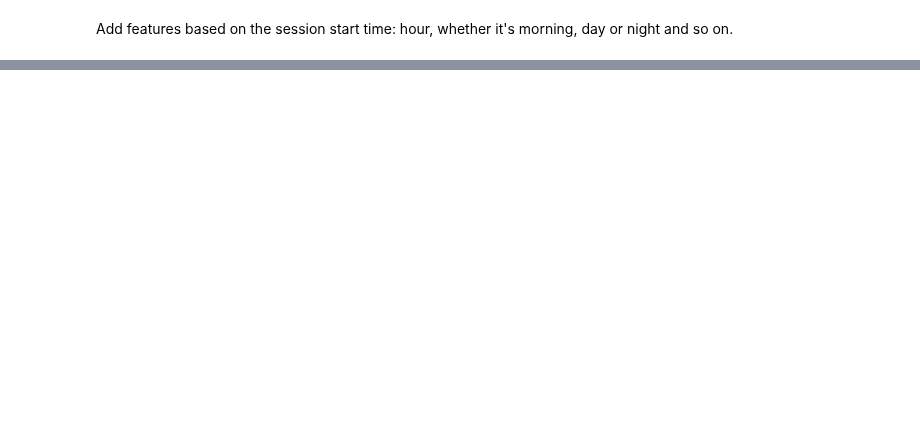
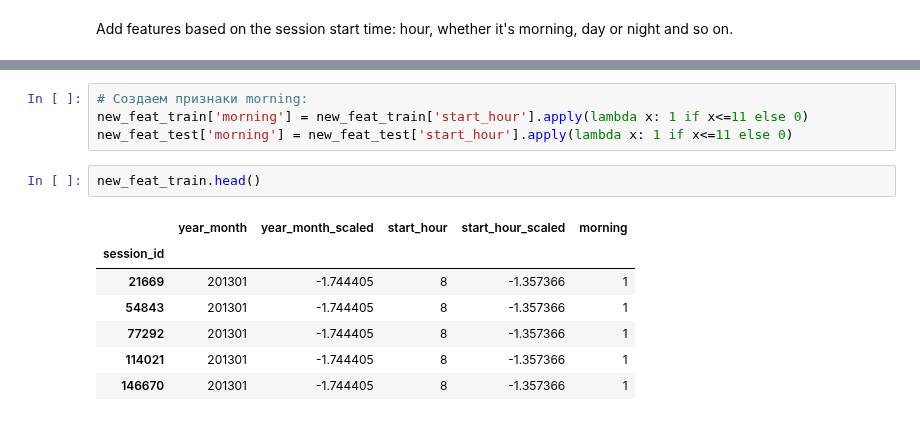
Before and after one commit to kcostya/mlcourse_open, a Jupyter notebook: jupyter_russian/homeworks/hw6_session3_part1_alice_beat_baseline.ipynb, the cells around one changed output, grey strips where cells are left out. Saved outputs shown, nothing was run; the diff lists cells and outputs as text; blank space fills up the shorter version.

```diff
--- a/jupyter_russian/homeworks/hw6_session3_part1_alice_beat_baseline.ipynb
+++ b/jupyter_russian/homeworks/hw6_session3_part1_alice_beat_baseline.ipynb
@@ -173,0 +219,14 @@ def write_to_submission_file(predicted_labels, out_file,
+# %%
+# Создаем признаки morning:
+new_feat_train['morning'] = new_feat_train['start_hour'].apply(lambda x: 1 if x<=11 else 0)
+new_feat_test['morning'] = new_feat_test['start_hour'].apply(lambda x: 1 if x<=11 else 0)
+# %%
+new_feat_train.head()
+# %% [output]
+|  | year_month | year_month_scaled | start_hour | start_hour_scaled | morning |
+| session_id |  |  |  |  |  |
+| 21669 | 201301 | -1.744405 | 8 | -1.357366 | 1 |
+| 54843 | 201301 | -1.744405 | 8 | -1.357366 | 1 |
+| 77292 | 201301 | -1.744405 | 8 | -1.357366 | 1 |
+| 114021 | 201301 | -1.744405 | 8 | -1.357366 | 1 |
+| 146670 | 201301 | -1.744405 | 8 | -1.357366 | 1 |
```
Also changed, not shown: parts of 49 cells of this notebook, 12 other files.
